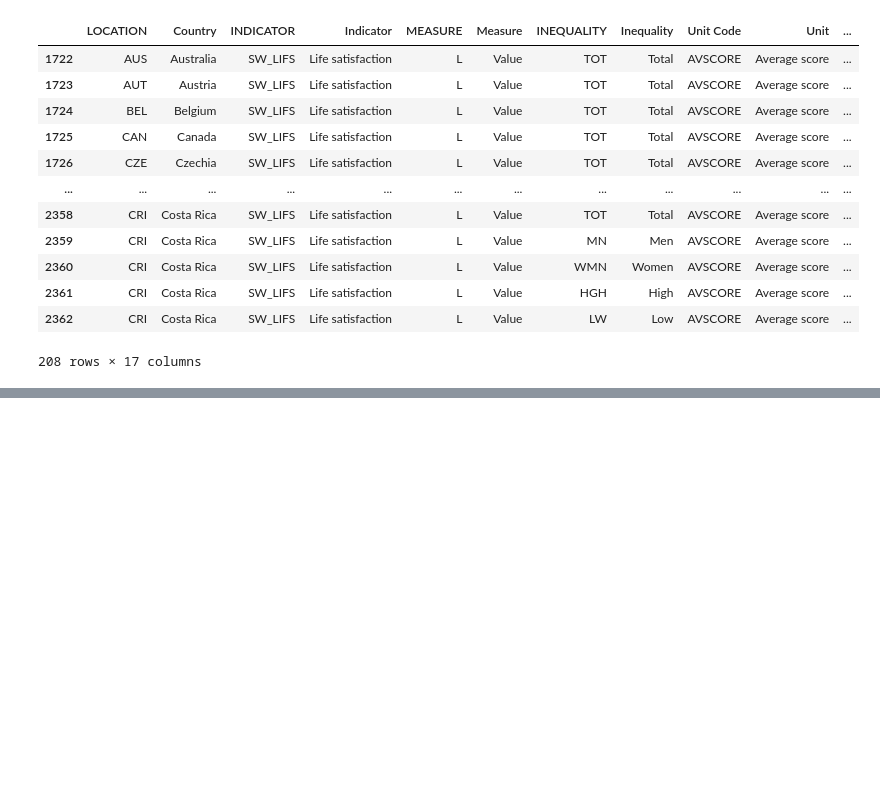
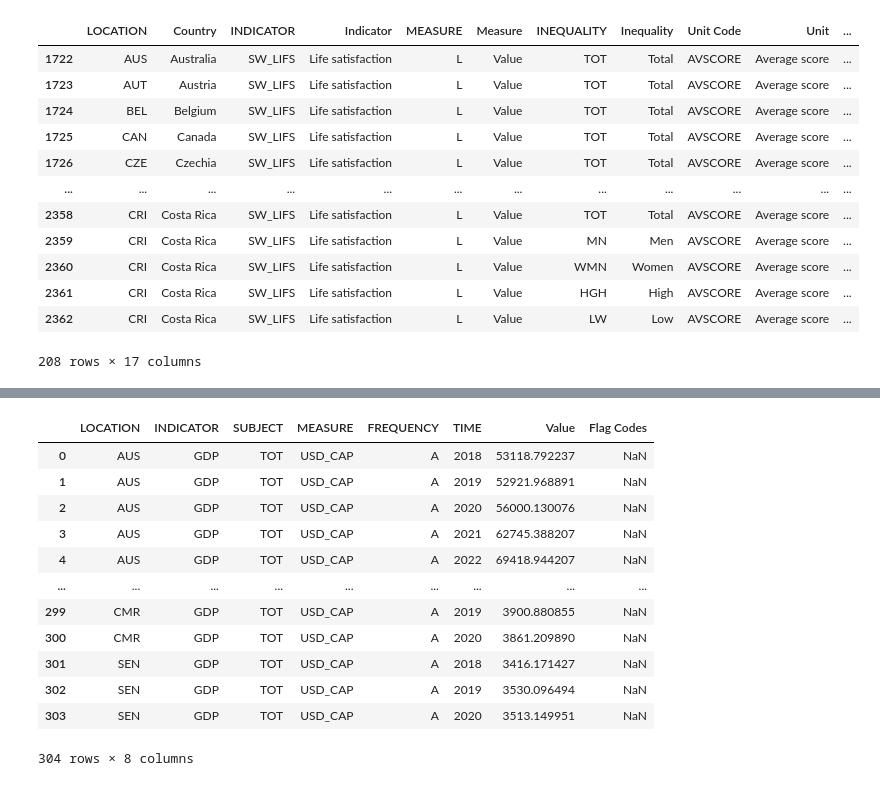
Before and after one commit to oscorchan/L-argent-fait-il-le-bonheur-, a Jupyter notebook: data.ipynb, the cells around one changed output, grey strips where cells are left out. Saved outputs shown, nothing was run; the diff lists cells and outputs as text; code cells hidden in the pictures; blank space fills up the shorter version.

```diff
--- a/data.ipynb
+++ b/data.ipynb
@@ -62,3 +62,21 @@ satisfaction_df
 | 2358 | CRI | Costa Rica | SW_LIFS | Life satisfaction | L | Value | TOT | Total | AVSCORE | Average score | ... |
 # %%
 satisfaction_df.to_csv('Filtered_BLI.csv', index=False)
+# %%
+df = pd.read_csv("PIB.csv")
+# %%
+df
+# %% [output]
+|  | LOCATION | INDICATOR | SUBJECT | MEASURE | FREQUENCY | TIME | Value | Flag Codes |
+| 0 | AUS | GDP | TOT | USD_CAP | A | 2018 | 53118.792237 | NaN |
+| 1 | AUS | GDP | TOT | USD_CAP | A | 2019 | 52921.968891 | NaN |
+| 2 | AUS | GDP | TOT | USD_CAP | A | 2020 | 56000.130076 | NaN |
+| 3 | AUS | GDP | TOT | USD_CAP | A | 2021 | 62745.388207 | NaN |
+| 4 | AUS | GDP | TOT | USD_CAP | A | 2022 | 69418.944207 | NaN |
+| ... | ... | ... | ... | ... | ... | ... | ... | ... |
+| 299 | CMR | GDP | TOT | USD_CAP | A | 2019 | 3900.880855 | NaN |
+| 300 | CMR | GDP | TOT | USD_CAP | A | 2020 | 3861.209890 | NaN |
+| 301 | SEN | GDP | TOT | USD_CAP | A | 2018 | 3416.171427 | NaN |
+| 302 | SEN | GDP | TOT | USD_CAP | A | 2019 | 3530.096494 | NaN |
+| 303 | SEN | GDP | TOT | USD_CAP | A | 2020 | 3513.149951 | NaN |
+304 rows × 8 columns
```
Also changed, not shown: parts of 3 cells of this notebook, 1 other file.
